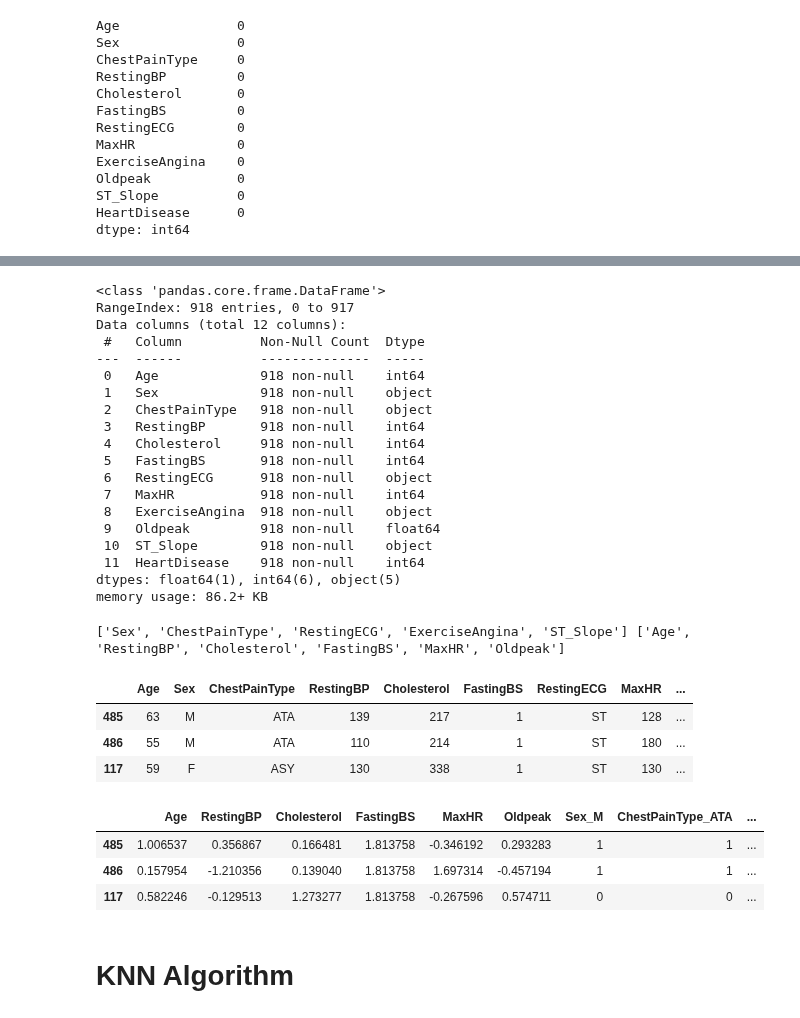
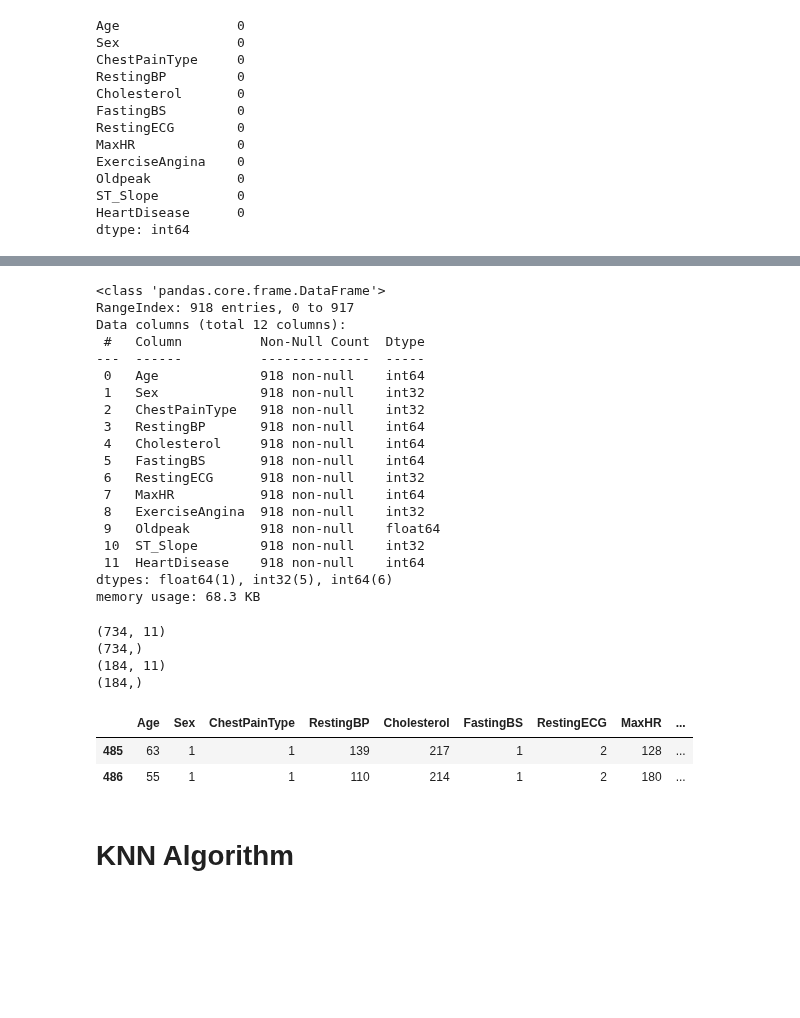
Before and after one commit to AnushaSyed55/Final_DM_Project, a Jupyter notebook: Final_Proj.ipynb, the cells around one changed output, grey strips where cells are left out. Cells and saved outputs as stored; diff of their text form; code cells hidden in the pictures; blank space fills up the shorter version.

```diff
--- a/Final_Proj.ipynb
+++ b/Final_Proj.ipynb
@@ -50,3 +35,18 @@ df.head()
 | 2 | 37 | M | ATA | 130 | 283 | 0 | ST | 98 | ... |
 | 3 | 48 | F | ASY | 138 | 214 | 0 | Normal | 108 | ... |
 | 4 | 54 | M | NAP | 150 | 195 | 0 | Normal | 122 | ... |
+# %%
+from sklearn import preprocessing
+
+# label_encoder object knows how to understand word labels.
+label_encoder = preprocessing.LabelEncoder()
+
+# Encode labels in column 'species'.
+df['Sex']= label_encoder.fit_transform(df['Sex'])
+df['ChestPainType']= label_encoder.fit_transform(df['ChestPainType'])
+df['RestingECG']= label_encoder.fit_transform(df['RestingECG'])
+df['ExerciseAngina']= label_encoder.fit_transform(df['ExerciseAngina'])
+df['ST_Slope']= label_encoder.fit_transform(df['ST_Slope'])
+
+
+df['ST_Slope'].unique()
@@ -95,19 +97,19 @@ Data columns (total 12 columns):
  #   Column          Non-Null Count  Dtype
 ---  ------          --------------  -----
  0   Age             918 non-null    int64
- 1   Sex             918 non-null    object
- 2   ChestPainType   918 non-null    object
+ 1   Sex             918 non-null    int32
+ 2   ChestPainType   918 non-null    int32
  3   RestingBP       918 non-null    int64
  4   Cholesterol     918 non-null    int64
  5   FastingBS       918 non-null    int64
- 6   RestingECG      918 non-null    object
+ 6   RestingECG      918 non-null    int32
  7   MaxHR           918 non-null    int64
- 8   ExerciseAngina  918 non-null    object
+ 8   ExerciseAngina  918 non-null    int32
  9   Oldpeak         918 non-null    float64
- 10  ST_Slope        918 non-null    object
+ 10  ST_Slope        918 non-null    int32
  11  HeartDisease    918 non-null    int64
-dtypes: float64(1), int64(6), object(5)
-memory usage: 86.2+ KB
+dtypes: float64(1), int32(5), int64(6)
+memory usage: 68.3 KB
 # %%
 # Seperating the dependent and the independent columns
 
@@ -125,4 +117,0 @@ for i in list(X.columns):
-# %%
-print(cat_cols , num_cols)
-# %% [output]
-['Sex', 'ChestPainType', 'RestingECG', 'ExerciseAngina', 'ST_Slope'] ['Age', 'RestingBP', 'Cholesterol', 'FastingBS', 'MaxHR', 'Oldpeak']
@@ -147,10 +118,19 @@ df["Cholesterol"] = np.where(((df["Cholesterol"] > upper_bound) | (df["Cholester
 # %%
 # Seperating the train and test dataset
 x_train,x_test,y_train,y_test = train_test_split(X,y,stratify = y , random_state=42,test_size=0.2)
+# %%
+print(x_train.shape)
+print(y_train.shape)
+print(x_test.shape)
+print(y_test.shape)
+# %% [output]
+(734, 11)
+(734,)
+(184, 11)
+(184,)
 # %%
-x_train[:3]
+x_train[:2]
 # %% [output]
 |  | Age | Sex | ChestPainType | RestingBP | Cholesterol | FastingBS | RestingECG | MaxHR | ... |
-| 485 | 63 | M | ATA | 139 | 217 | 1 | ST | 128 | ... |
-| 486 | 55 | M | ATA | 110 | 214 | 1 | ST | 180 | ... |
-| 117 | 59 | F | ASY | 130 | 338 | 1 | ST | 130 | ... |
+| 485 | 63 | 1 | 1 | 139 | 217 | 1 | 2 | 128 | ... |
+| 486 | 55 | 1 | 1 | 110 | 214 | 1 | 2 | 180 | ... |
@@ -168,10 +137,3 @@ x_train,x_test,y_train,y_test = train_test_split(X,y,stratify = y , random_state
-# %%
-x_train[:3]
-# %% [output]
-|  | Age | RestingBP | Cholesterol | FastingBS | MaxHR | Oldpeak | Sex_M | ChestPainType_ATA | ... |
-| 485 | 1.006537 | 0.356867 | 0.166481 | 1.813758 | -0.346192 | 0.293283 | 1 | 1 | ... |
-| 486 | 0.157954 | -1.210356 | 0.139040 | 1.813758 | 1.697314 | -0.457194 | 1 | 1 | ... |
-| 117 | 0.582246 | -0.129513 | 1.273277 | 1.813758 | -0.267596 | 0.574711 | 0 | 0 | ... |
 # %% [markdown]
 # KNN Algorithm
 # %%
```
Also changed, not shown: parts of 28 cells of this notebook, 1 other file.
